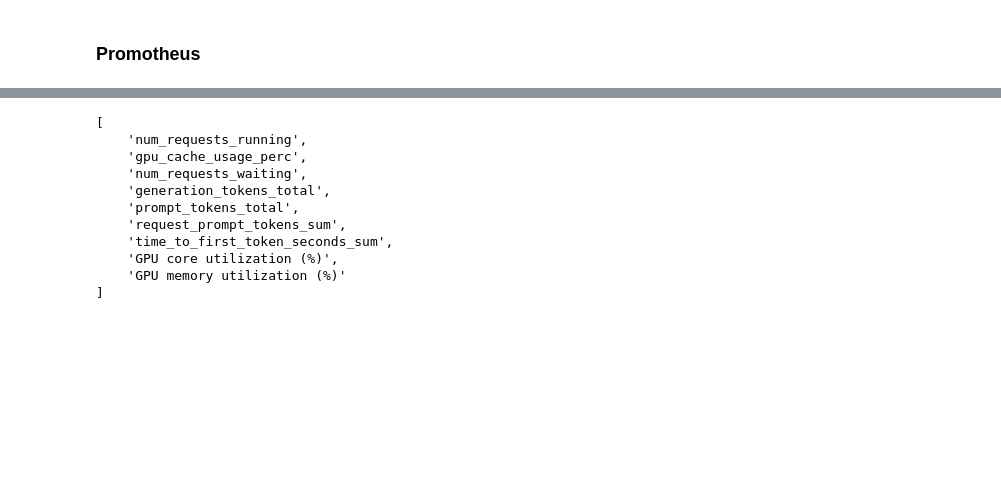
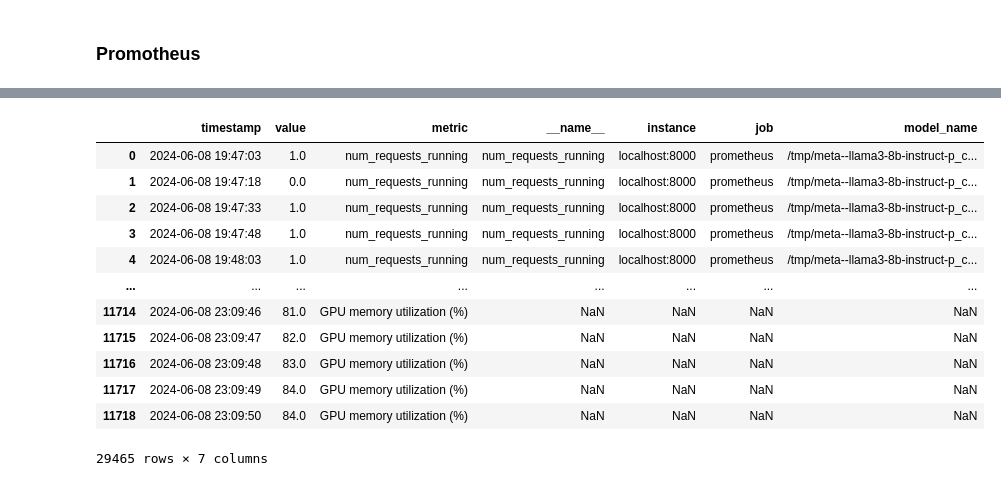
Before and after one commit to emattia/nim-bench, a Jupyter notebook: document-processing/analysis.ipynb, the cells around one changed output, grey strips where cells are left out. Cells and saved outputs as stored; diff of their text form; code cells hidden in the pictures; blank space fills up the shorter version.

```diff
--- a/document-processing/analysis.ipynb
+++ b/document-processing/analysis.ipynb
@@ -495,14 +495,0 @@ combined_df
-# %%
-print(list(combined_df.metric.unique()))
-# %% [output]
-[
-    'num_requests_running',
-    'gpu_cache_usage_perc',
-    'num_requests_waiting',
-    'generation_tokens_total',
-    'prompt_tokens_total',
-    'request_prompt_tokens_sum',
-    'time_to_first_token_seconds_sum',
-    'GPU core utilization (%)',
-    'GPU memory utilization (%)'
-]
@@ -515,4 +508,20 @@ def f(row):
 
 combined_df['value'] = combined_df.apply(f, axis=1)
 # combined_df[combined_df.metric=='gpu_cache_usage_perc']
+# %%
+combined_df
+# %% [output]
+|  | timestamp | value | metric | __name__ | instance | job | model_name |
+| 0 | 2024-06-08 19:47:03 | 1.0 | num_requests_running | num_requests_running | localhost:8000 | prometheus | /tmp/meta--llama3-8b-instruct-p_c... |
+| 1 | 2024-06-08 19:47:18 | 0.0 | num_requests_running | num_requests_running | localhost:8000 | prometheus | /tmp/meta--llama3-8b-instruct-p_c... |
+| 2 | 2024-06-08 19:47:33 | 1.0 | num_requests_running | num_requests_running | localhost:8000 | prometheus | /tmp/meta--llama3-8b-instruct-p_c... |
+| 3 | 2024-06-08 19:47:48 | 1.0 | num_requests_running | num_requests_running | localhost:8000 | prometheus | /tmp/meta--llama3-8b-instruct-p_c... |
+| 4 | 2024-06-08 19:48:03 | 1.0 | num_requests_running | num_requests_running | localhost:8000 | prometheus | /tmp/meta--llama3-8b-instruct-p_c... |
+| ... | ... | ... | ... | ... | ... | ... | ... |
+| 11714 | 2024-06-08 23:09:46 | 81.0 | GPU memory utilization (%) | NaN | NaN | NaN | NaN |
+| 11715 | 2024-06-08 23:09:47 | 82.0 | GPU memory utilization (%) | NaN | NaN | NaN | NaN |
+| 11716 | 2024-06-08 23:09:48 | 83.0 | GPU memory utilization (%) | NaN | NaN | NaN | NaN |
+| 11717 | 2024-06-08 23:09:49 | 84.0 | GPU memory utilization (%) | NaN | NaN | NaN | NaN |
+| 11718 | 2024-06-08 23:09:50 | 84.0 | GPU memory utilization (%) | NaN | NaN | NaN | NaN |
+29465 rows × 7 columns
 # %%
```
Also changed, not shown: parts of 6 cells of this notebook, 15 other files.
